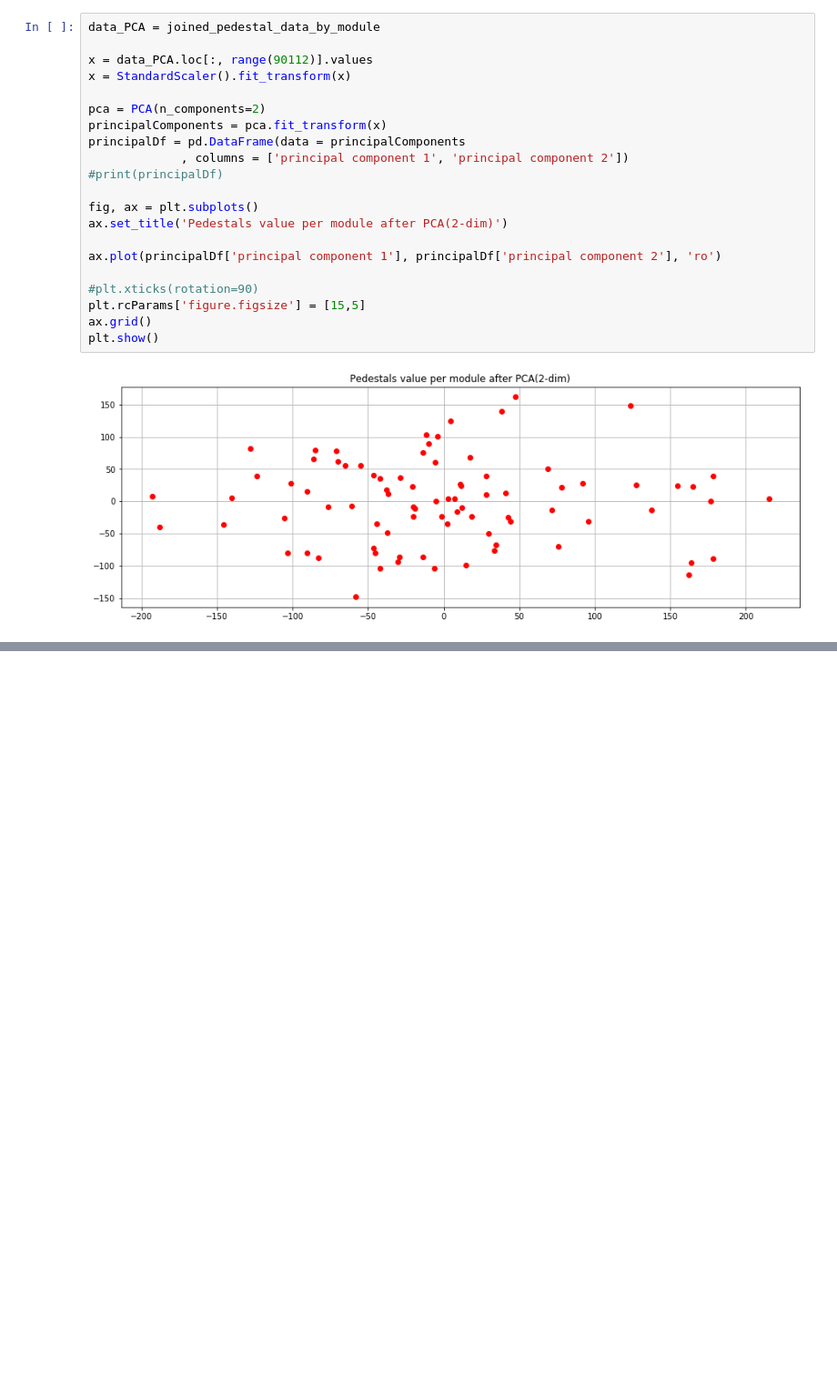
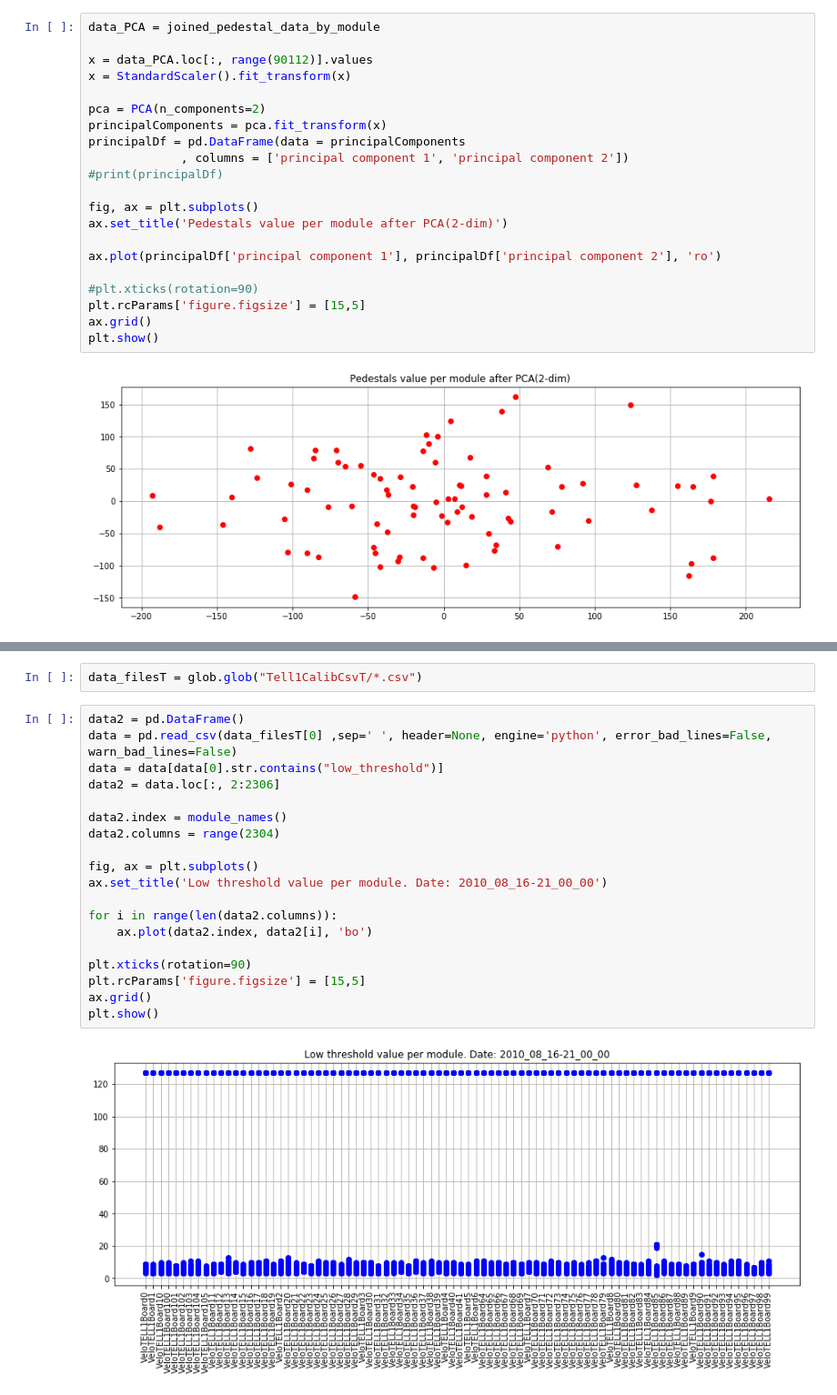
Before and after one commit to Czerwooonka/pracaMagisterska-WizualizacjaDanych, a Jupyter notebook: dimension_reg_PCA.ipynb, the cells around one changed output, grey strips where cells are left out. Shown at 91% size. Saved outputs shown, nothing was run; the diff lists cells and outputs as text; blank space fills up the shorter version.

```diff
--- a/dimension_reg_PCA.ipynb
+++ b/dimension_reg_PCA.ipynb
@@ -235,0 +307,23 @@ plt.show()
+# %%
+data_filesT = glob.glob("Tell1CalibCsvT/*.csv")
+# %%
+data2 = pd.DataFrame()
+data = pd.read_csv(data_filesT[0] ,sep=' ', header=None, engine='python', error_bad_lines=False, warn_bad_lines=False)
+data = data[data[0].str.contains("low_threshold")]
+data2 = data.loc[:, 2:2306]
+
+data2.index = module_names()
+data2.columns = range(2304)
+
+fig, ax = plt.subplots()
+ax.set_title('Low threshold value per module. Date: 2010_08_16-21_00_00')
+
+for i in range(len(data2.columns)):
+    ax.plot(data2.index, data2[i], 'bo')
+
+plt.xticks(rotation=90)
+plt.rcParams['figure.figsize'] = [15,5]
+ax.grid()
+plt.show()
+# %% [output]
+[figure, added]
```
Also changed, not shown: parts of 16 cells of this notebook.
